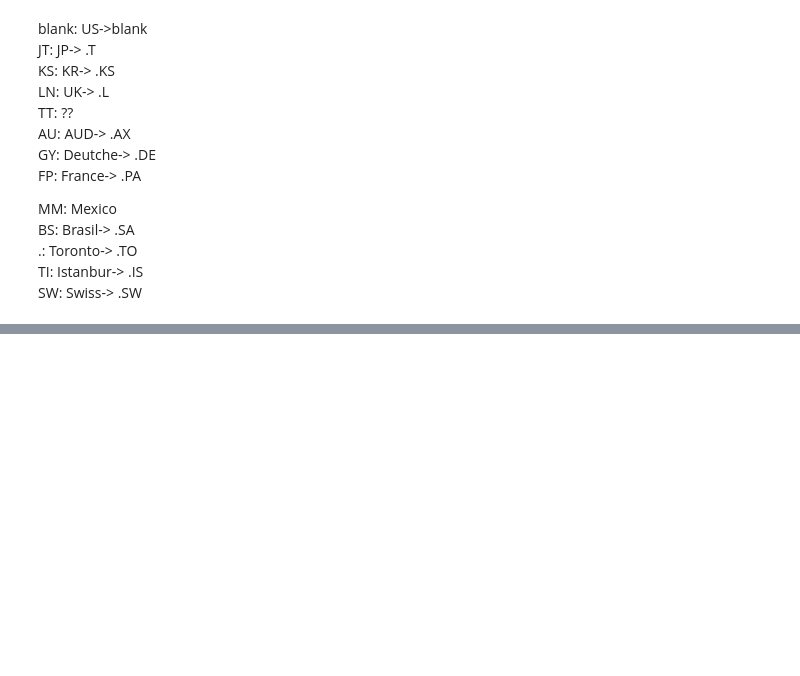
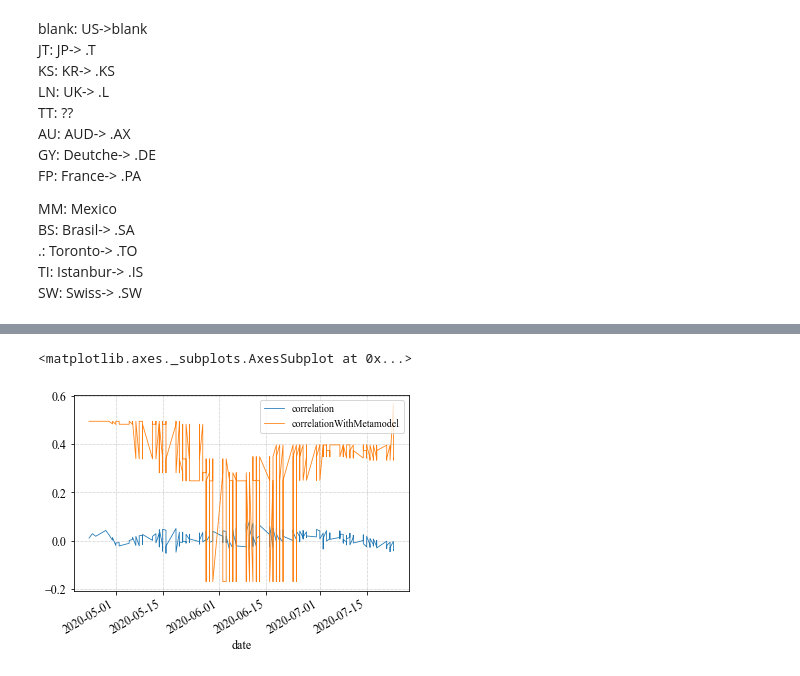
Before and after one commit to tarai2/Numer-ai, a Jupyter notebook: dataset/numerapi_exapmle.ipynb, the cells around one changed output, grey strips where cells are left out. Drawn from its saved outputs; the diff is of its cells as text; code cells hidden in the pictures; blank space fills up the shorter version.

```diff
--- a/dataset/numerapi_exapmle.ipynb
+++ b/dataset/numerapi_exapmle.ipynb
@@ -167,0 +114,5 @@ json.dump(, file, indent=4)
+# %%
+df.set_index("date")[["correlation", "correlationWithMetamodel"]].plot()
+# %% [output]
+<matplotlib.axes._subplots.AxesSubplot at 0x...>
+[figure, added]
```
Also changed, not shown: parts of 26 cells of this notebook, 15 other files.
